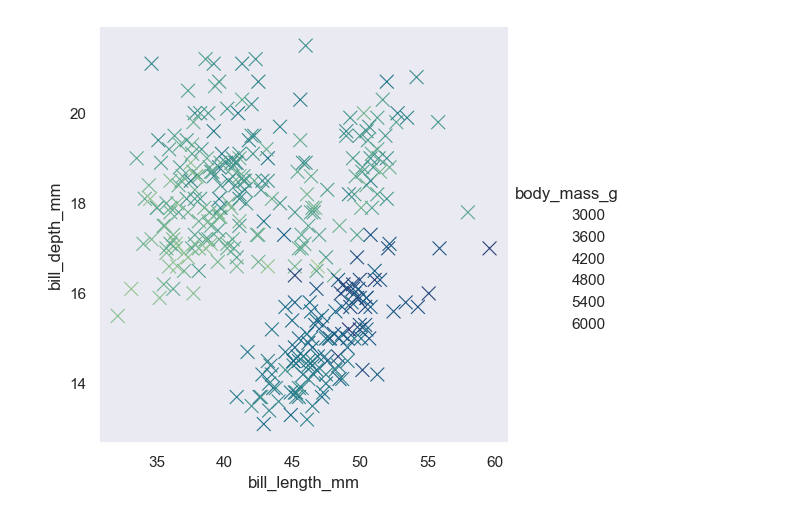
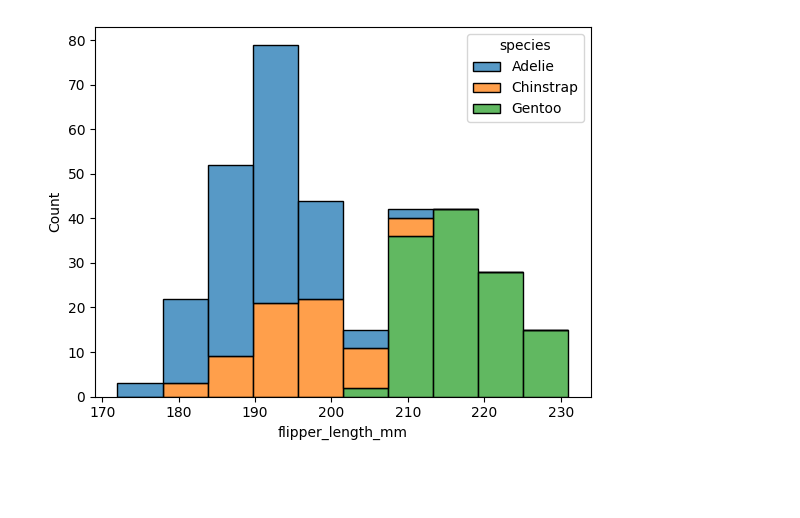
Before and after one commit to XavZol/Seaborn, a Jupyter notebook: Seaborn_New.ipynb, the cells around one changed output. Saved outputs shown, nothing was run; the diff lists cells and outputs as text; code cells hidden in the pictures; blank space fills up the shorter version.

```diff
--- a/Seaborn_New.ipynb
+++ b/Seaborn_New.ipynb
@@ -1,18 +1,14 @@
 # %%
 import seaborn as sns
 import matplotlib.pyplot as plt
 
 pinguinos = sns.load_dataset("penguins")
 
-sns.set_theme(style="dark")
 
-sns.relplot(data=pinguinos,
-            x="bill_length_mm",
-            y="bill_depth_mm",
-            hue="body_mass_g",
-            palette="crest",
-            marker="x",
-            s=100)
+sns.histplot(data=pinguinos,
+            x="flipper_length_mm",
+            hue="species",
+            multiple="stack")
 plt.show()
 # %% [output]
-[figure, old version]
+[figure, new version]
```
Also changed, not shown: parts of 6 cells of this notebook, 1 other file.
